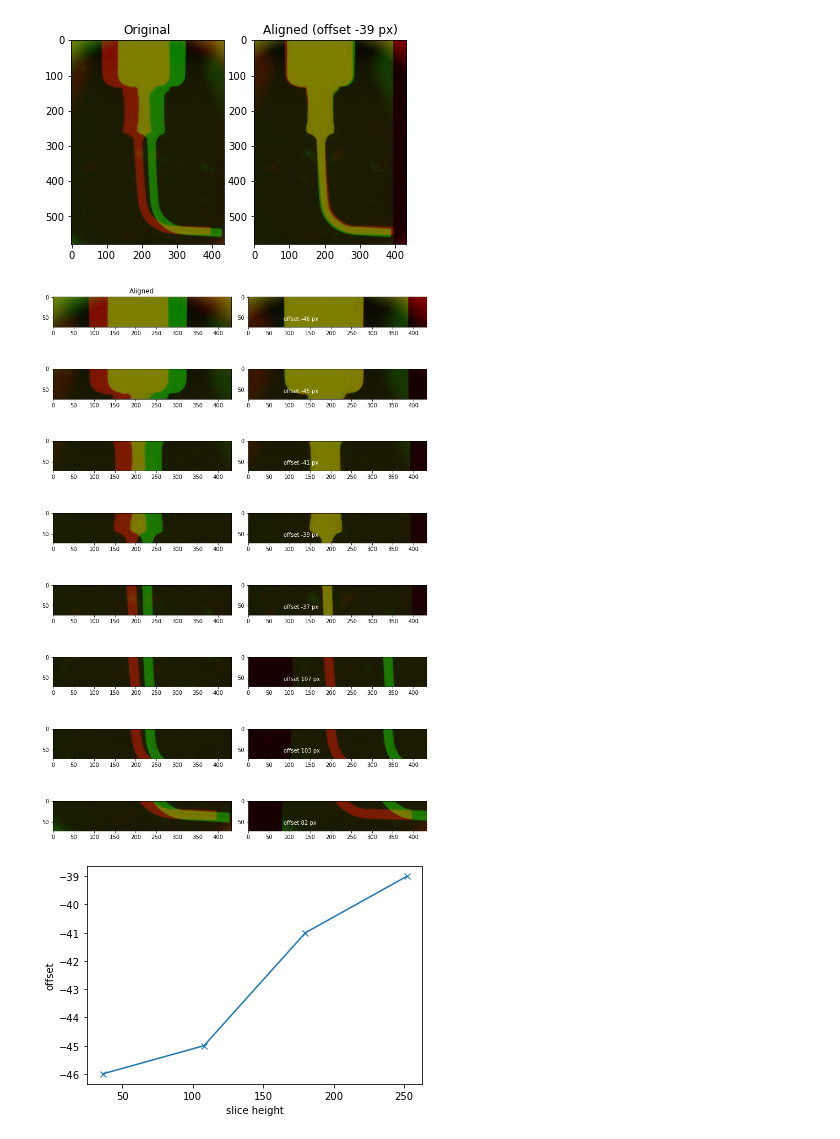
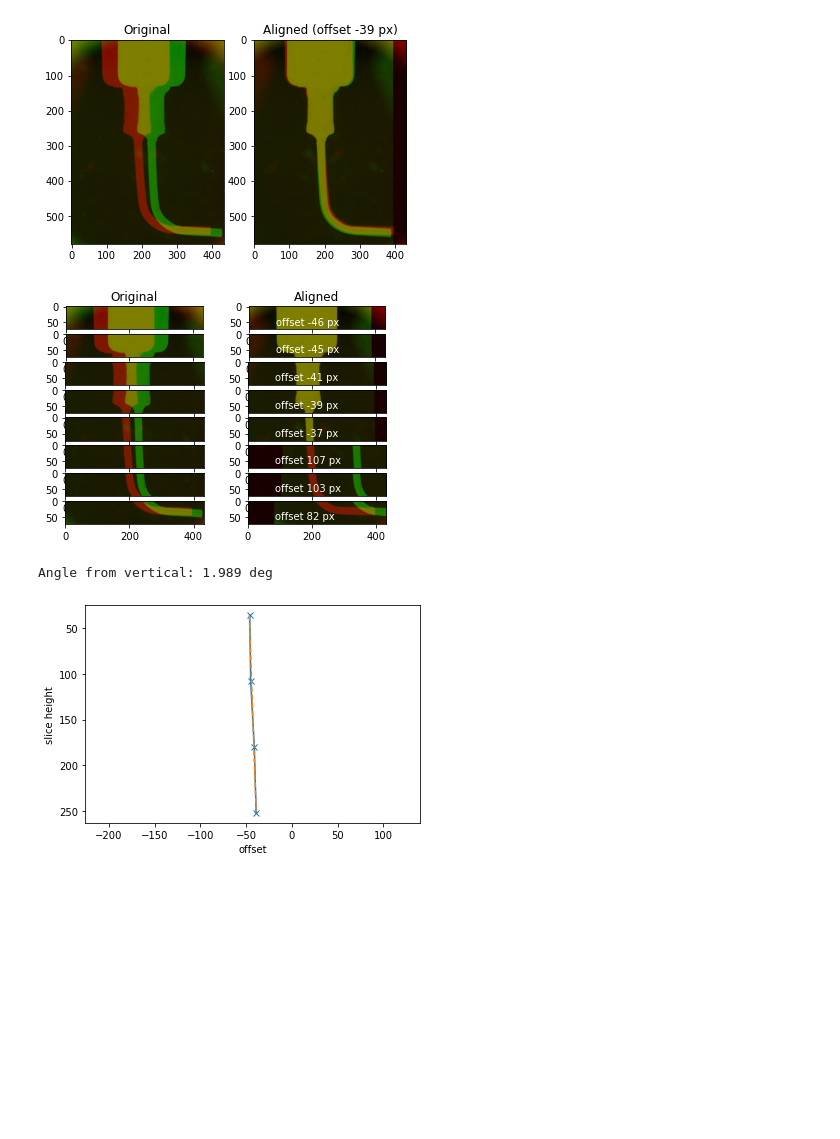
Before and after one commit to kwokkenton/optea, a Jupyter notebook: Srayan_autoalign/auto_align_tilt.ipynb, the cells around one changed output. Saved outputs shown, nothing was run; the diff lists cells and outputs as text; code cells hidden in the pictures; blank space fills up the shorter version.

Commit message:
extract angle from best fit line

```diff
--- a/Srayan_autoalign/auto_align_tilt.ipynb
+++ b/Srayan_autoalign/auto_align_tilt.ipynb
@@ -160,33 +160,47 @@ def plot_alignment_tilt(img, number, thresh=None):
     heights = np.arange(spacing, img.shape[1], spacing*2)
     offsets = []
 
-    f, axes = plt.subplots(number, 2, figsize=(10, 15))
+    f, axes = plt.subplots(number, 2)
 
     for i in range(len(img_sections)):
         im = img_sections[i]
         img1, img2 = split_images(im)
         optimal = align_images(img1, img2)
-        axes[i][0].imshow(overlay_images(img1, img2, 0).astype(np.uint8))  # rescale to [0,255]
+        axes[i][0].imshow(overlay_images(img1, img2, 0).astype(np.uint8))
         axes[i][1].imshow(overlay_images(img1, img2, optimal).astype(np.uint8))
         axes[i][1].text(0.2, 0.2, f'offset {int(optimal)} px', color='white', transform = axes[i][1].transAxes)
         offsets.append(optimal)
 
     axes[0][0].set_title('Original')
-    axes[0][0].set_title('Aligned')
+    axes[0][1].set_title('Aligned')
 
-    plt.tight_layout()
     plt.show()
 
     if thresh is not None:
-        plt.plot(heights[:thresh], offsets[:thresh], 'x-')
+        x = heights[:thresh]
+        y = offsets[:thresh]
     else:
-        plt.plot(heights, offsets, 'x-')
-    plt.xlabel('slice height')
-    plt.ylabel('offset')
+        x = heights
+        y = offsets
+
+
+    plt.plot(y, x, 'x-')
+    plt.ylabel('slice height')
+    plt.xlabel('offset')
+
+    slope, intercept = np.polyfit(x, y, 1)
+    fit = np.poly1d(np.polyfit(x, y, 1))(x)
+    plt.plot(fit, x, '--')
+    angle = np.rad2deg(np.arctan(slope))
+    print(f'Angle from vertical: {angle:.3f} deg')
+    plt.gca().invert_yaxis()
+    plt.axis('equal')
     plt.show()
 
-plot_alignment_tilt(needle, 8, 4)
-plt.show()
+    return angle
-# %% [output]
-[figure, removed]
-[figure, removed]
+# %%
+angle = plot_alignment_tilt(needle, 8, 4)
+# %% [output]
+[figure, added]
+Angle from vertical: 1.989 deg
+[figure, added]
```
